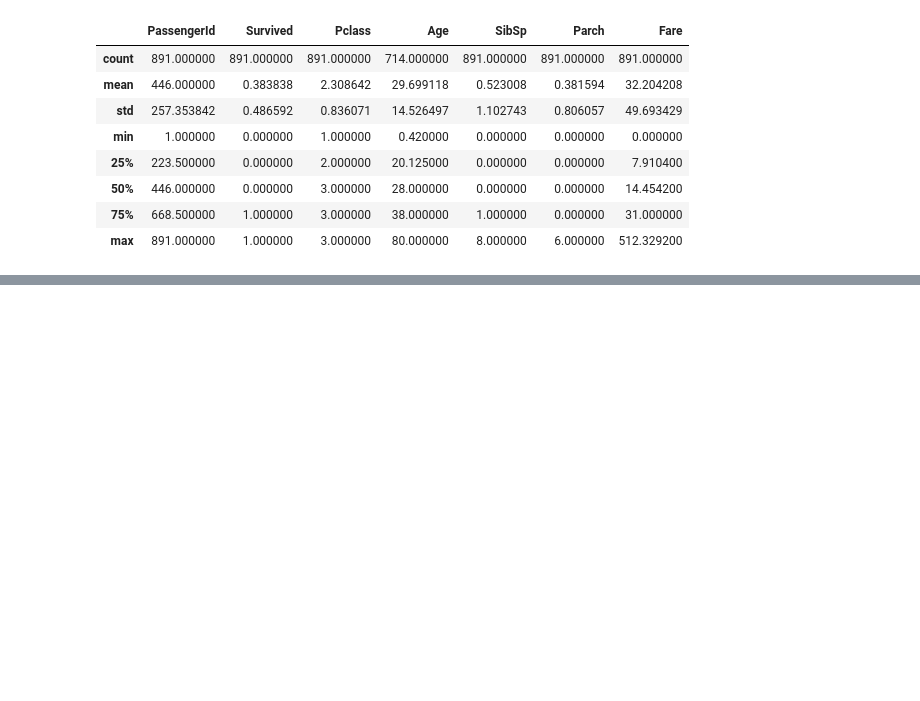
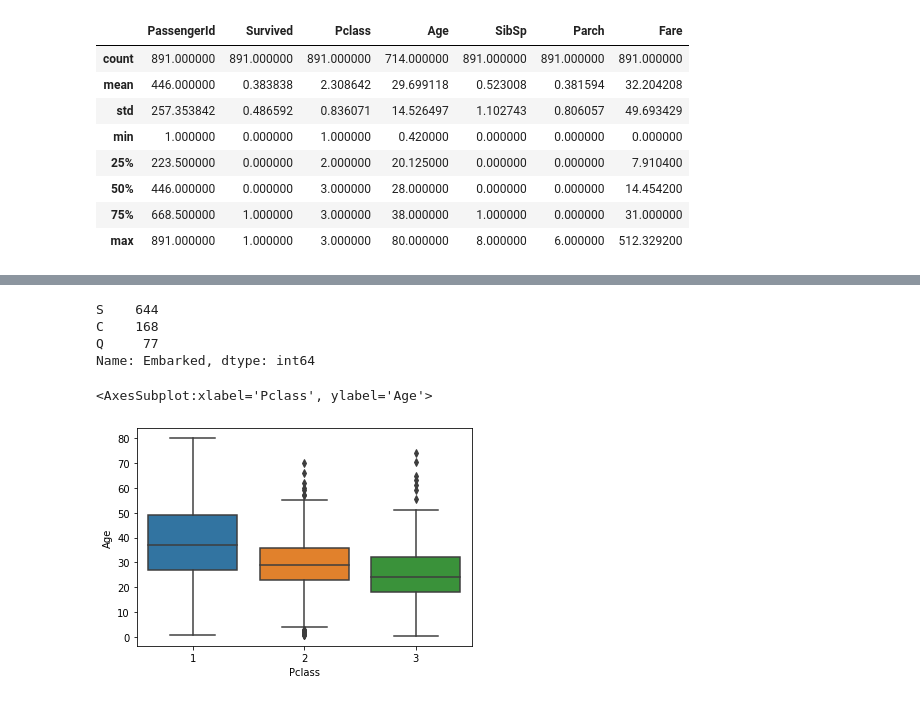
Before and after one commit to ds-ramakant/kaggle, a Jupyter notebook: titanic-tutorial-20221003.ipynb, the cells around one changed output, grey strips where cells are left out. Cells and saved outputs as stored; diff of their text form; code cells hidden in the pictures; blank space fills up the shorter version.

```diff
--- a/titanic-tutorial-20221003.ipynb
+++ b/titanic-tutorial-20221003.ipynb
@@ -96,0 +132,14 @@ train_data.describe()
+# %%
+train_data["Embarked"].value_counts()
+# %% [output]
+S    644
+C    168
+Q     77
+Name: Embarked, dtype: int64
+# %%
+import seaborn as sns
+
+sns.boxplot(data = train_data, y = "Age", x = "Pclass")
+# %% [output]
+<AxesSubplot:xlabel='Pclass', ylabel='Age'>
+[figure, added]
```
Also changed, not shown: parts of 8 cells of this notebook.
